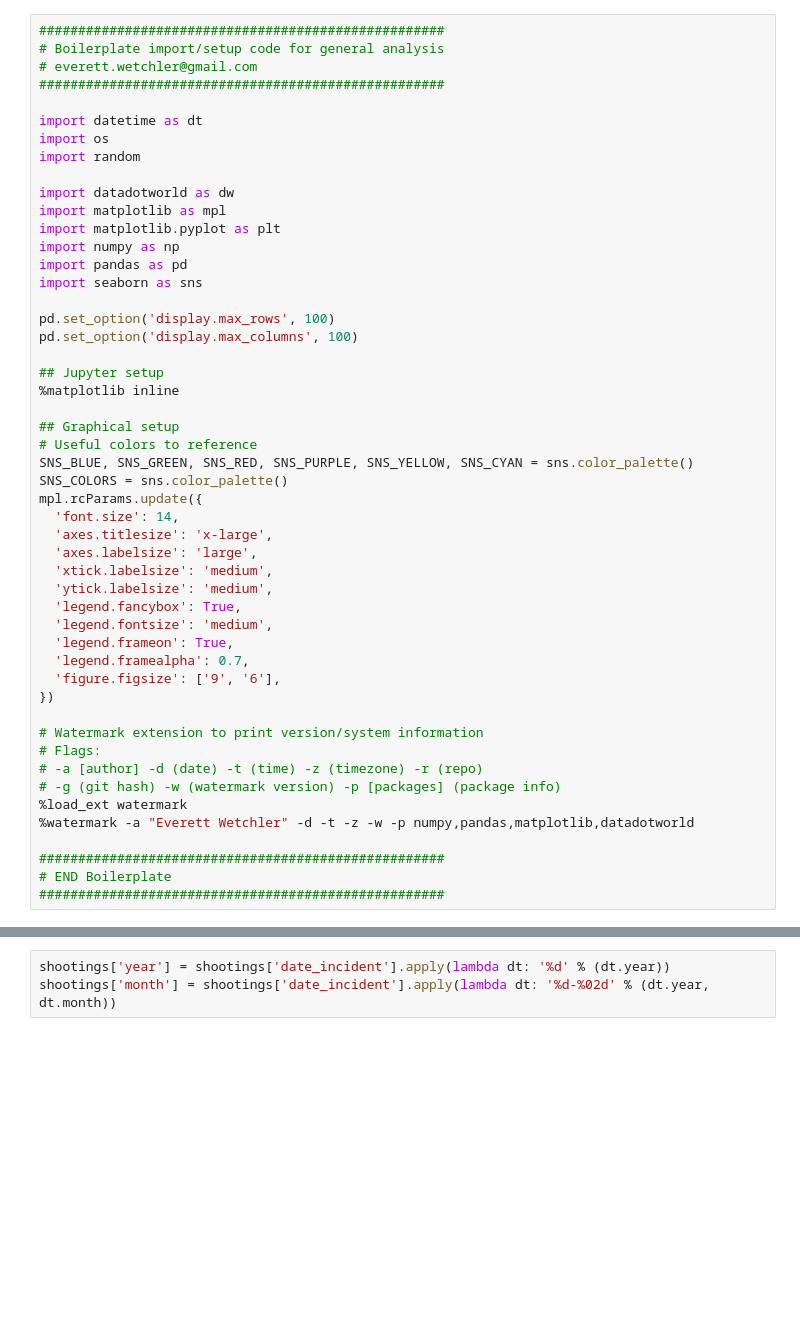
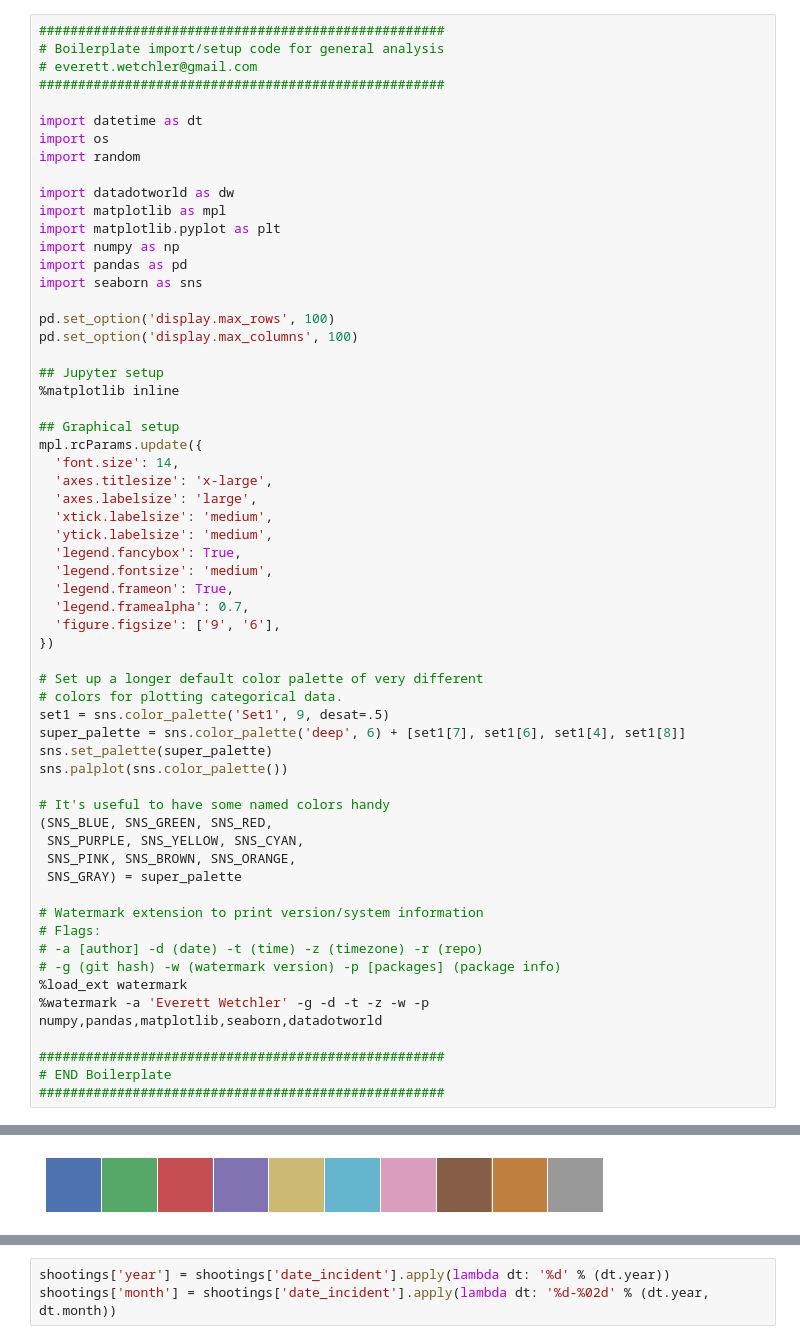
Before and after one commit to texas-justice-initiative/analysis, a Jupyter notebook: analyses/ois_descriptive_analysis_civilians_shot.ipynb, the cells around one changed output, grey strips where cells are left out. Saved outputs shown, nothing was run; the diff lists cells and outputs as text; blank space fills up the shorter version.

```diff
--- a/analyses/ois_descriptive_analysis_civilians_shot.ipynb
+++ b/analyses/ois_descriptive_analysis_civilians_shot.ipynb
@@ -56,9 +59,6 @@ pd.set_option('display.max_columns', 100)
 %matplotlib inline
 
 ## Graphical setup
-# Useful colors to reference
-SNS_BLUE, SNS_GREEN, SNS_RED, SNS_PURPLE, SNS_YELLOW, SNS_CYAN = sns.color_palette()
-SNS_COLORS = sns.color_palette()
 mpl.rcParams.update({
   'font.size': 14,
   'axes.titlesize': 'x-large',
@@ -72,12 +72,25 @@ mpl.rcParams.update({
   'figure.figsize': ['9', '6'],
 })
 
+# Set up a longer default color palette of very different
+# colors for plotting categorical data.
+set1 = sns.color_palette('Set1', 9, desat=.5)
+super_palette = sns.color_palette('deep', 6) + [set1[7], set1[6], set1[4], set1[8]]
+sns.set_palette(super_palette)
+sns.palplot(sns.color_palette())
+
+# It's useful to have some named colors handy
+(SNS_BLUE, SNS_GREEN, SNS_RED,
+ SNS_PURPLE, SNS_YELLOW, SNS_CYAN,
+ SNS_PINK, SNS_BROWN, SNS_ORANGE,
+ SNS_GRAY) = super_palette
+
 # Watermark extension to print version/system information
 # Flags:
 # -a [author] -d (date) -t (time) -z (timezone) -r (repo)
 # -g (git hash) -w (watermark version) -p [packages] (package info)
 %load_ext watermark
-%watermark -a "Everett Wetchler" -d -t -z -w -p numpy,pandas,matplotlib,datadotworld
+%watermark -a 'Everett Wetchler' -g -d -t -z -w -p numpy,pandas,matplotlib,seaborn,datadotworld
 
 ####################################################
 # END Boilerplate
@@ -92,4 +107,5 @@ datadotworld 1.6.0
 watermark 1.5.0
+[figure, added]
 # %%
 datasets = dw.load_dataset('tji/officer-involved-shootings', force_update=True)
 shootings = datasets.dataframes['shot_civilians']
```
Also changed, not shown: parts of 10 cells of this notebook, 32 other files.
